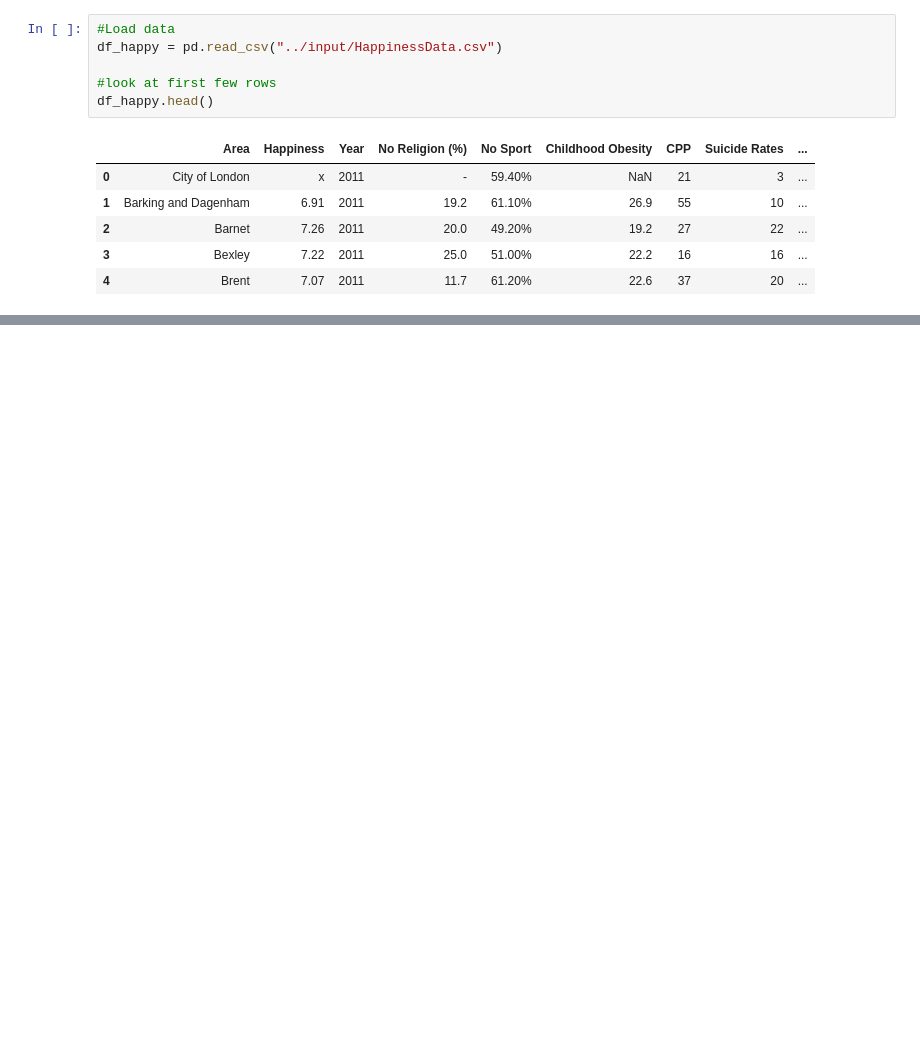
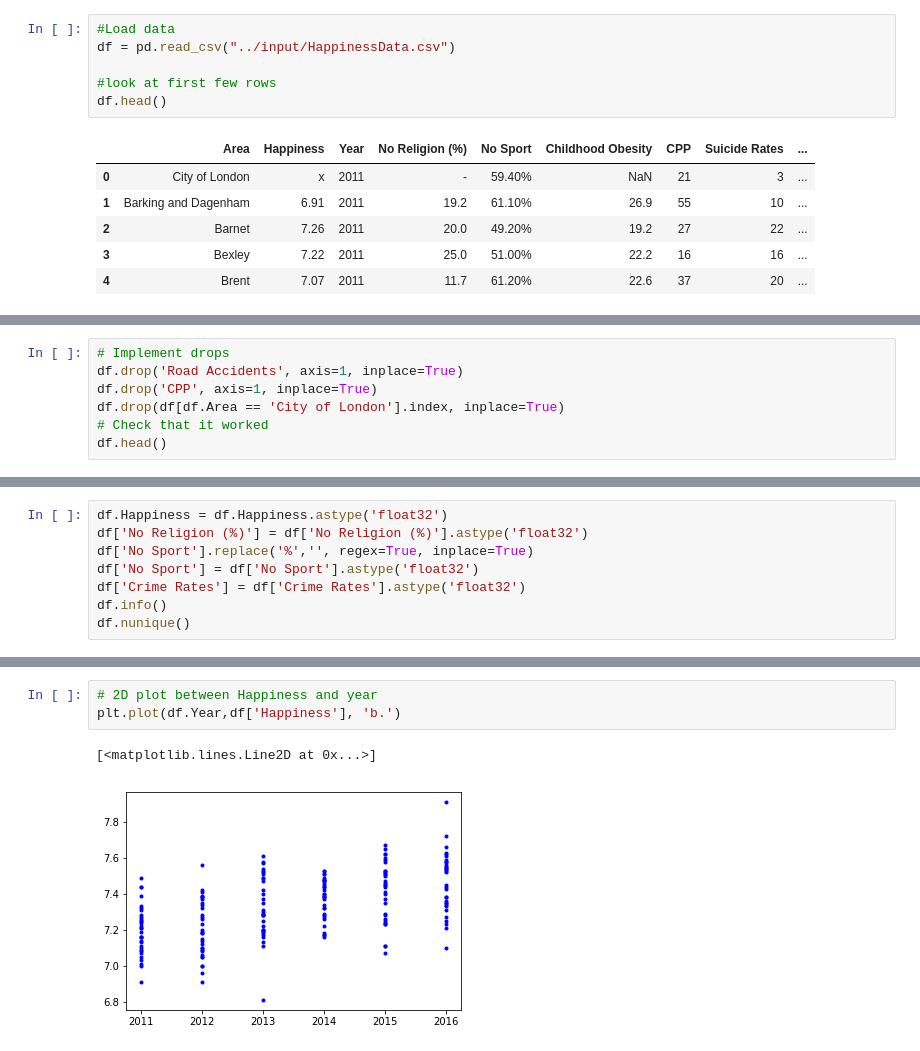
Before and after one commit to CAMWC1/bootcamping2017_2018, a Jupyter notebook: HappinessData.ipynb, the cells around one changed output, grey strips where cells are left out. Cells and saved outputs as stored; diff of their text form; blank space fills up the shorter version.

Commit message:
Updated Notebook - added some visualisations and Logistic Regression

```diff
--- a/HappinessData.ipynb
+++ b/HappinessData.ipynb
@@ -35,10 +39,10 @@ This section checks that the data that I uploaded is imported as expected into t
 - Crime Rates is a percentage.
 # %%
 #Load data
-df_happy = pd.read_csv("../input/HappinessData.csv")
+df = pd.read_csv("../input/HappinessData.csv")
 
 #look at first few rows
-df_happy.head()
+df.head()
 # %% [output]
 |  | Area | Happiness | Year | No Religion (%) | No Sport | Childhood Obesity | CPP | Suicide Rates | ... |
 | 0 | City of London | x | 2011 | - | 59.40% | NaN | 21 | 3 | ... |
@@ -79,0 +96,7 @@ dtype: int64
+# %%
+# Implement drops
+df.drop('Road Accidents', axis=1, inplace=True)
+df.drop('CPP', axis=1, inplace=True)
+df.drop(df[df.Area == 'City of London'].index, inplace=True)
+# Check that it worked
+df.head()
@@ -79,0 +138,8 @@ dtype: int64
+# %%
+df.Happiness = df.Happiness.astype('float32')
+df['No Religion (%)'] = df['No Religion (%)'].astype('float32')
+df['No Sport'].replace('%','', regex=True, inplace=True)
+df['No Sport'] = df['No Sport'].astype('float32')
+df['Crime Rates'] = df['Crime Rates'].astype('float32')
+df.info()
+df.nunique()
@@ -79,0 +198,6 @@ dtype: int64
+# %%
+# 2D plot between Happiness and year
+plt.plot(df.Year,df['Happiness'], 'b.')
+# %% [output]
+[<matplotlib.lines.Line2D at 0x...>]
+[figure, added]
```
Also changed, not shown: parts of 26 cells of this notebook.
